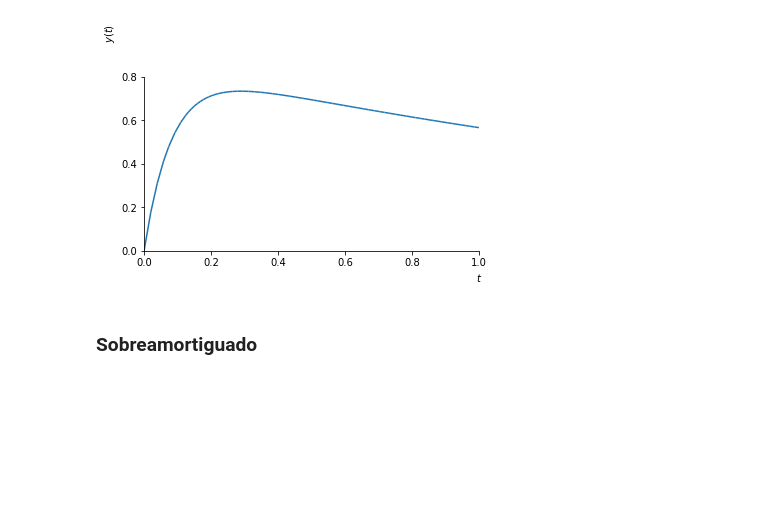
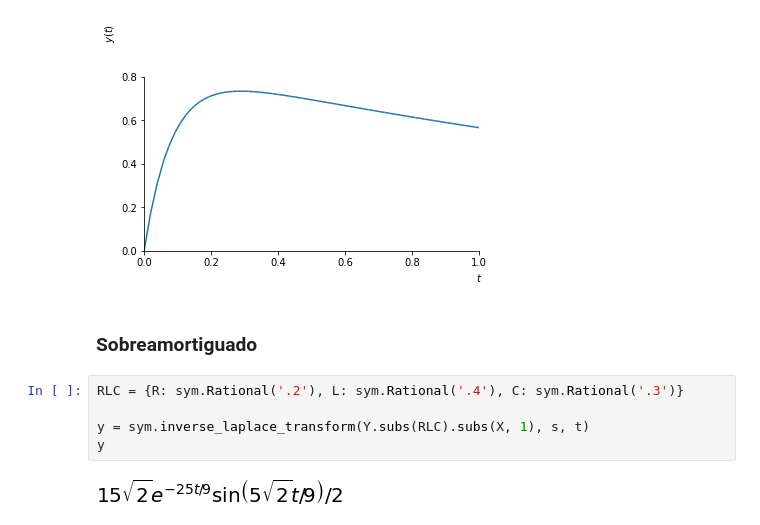
Before and after one commit to enaranjom/SySTaller, a Jupyter notebook: Taller3_EstebanNaranjoM.ipynb, the cells around one changed output. Drawn from its saved outputs; the diff is of its cells as text; blank space fills up the shorter version.

```diff
--- a/Taller3_EstebanNaranjoM.ipynb
+++ b/Taller3_EstebanNaranjoM.ipynb
@@ -540,3 +548,10 @@ The set_smart_bounds function was deprecated in Matplotlib 3.2 and will be remov
 [figure]
 # %% [markdown]
 ### Sobreamortiguado
+# %%
+RLC = {R: sym.Rational('.2'), L: sym.Rational('.4'), C: sym.Rational('.3')}
+
+y = sym.inverse_laplace_transform(Y.subs(RLC).subs(X, 1), s, t)
+y
+# %% [output]
+[figure, added]
```
Also changed, not shown: parts of 15 cells of this notebook.
